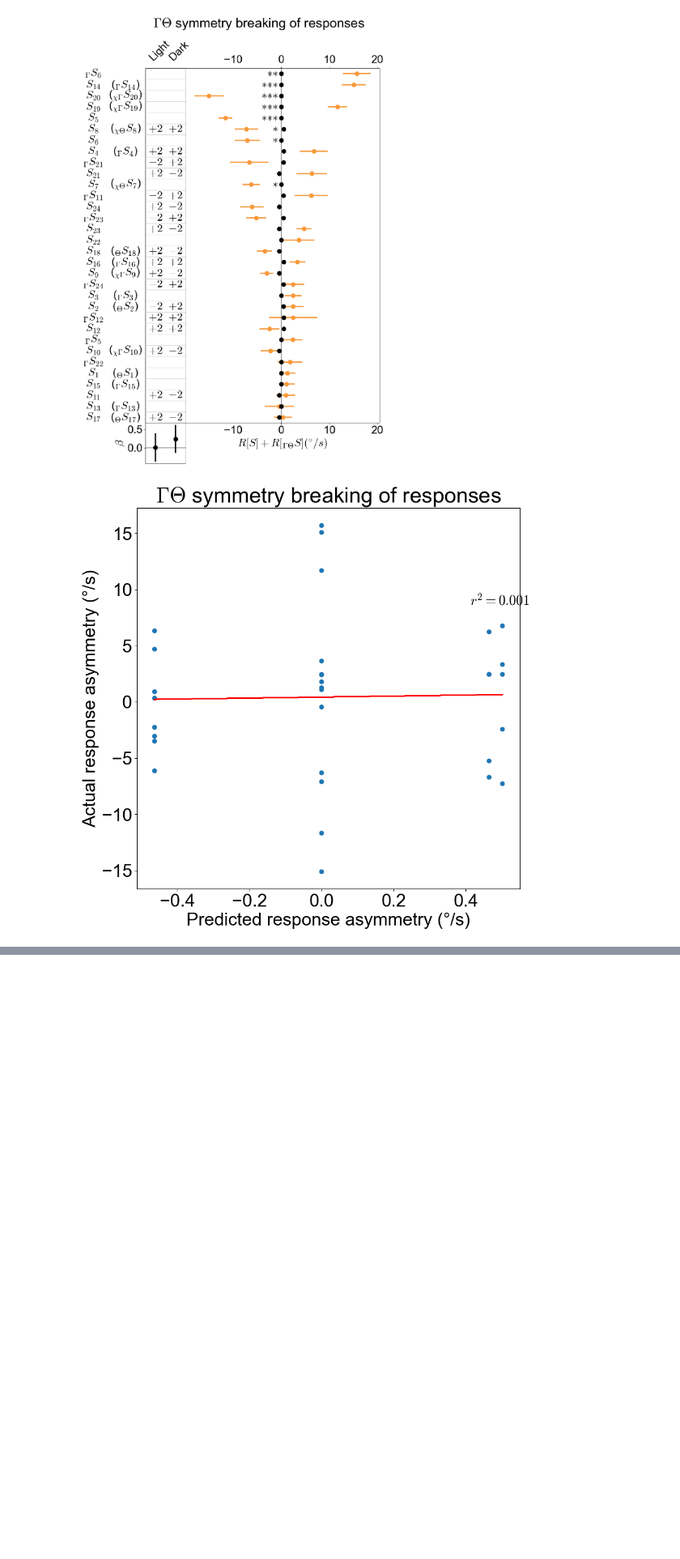
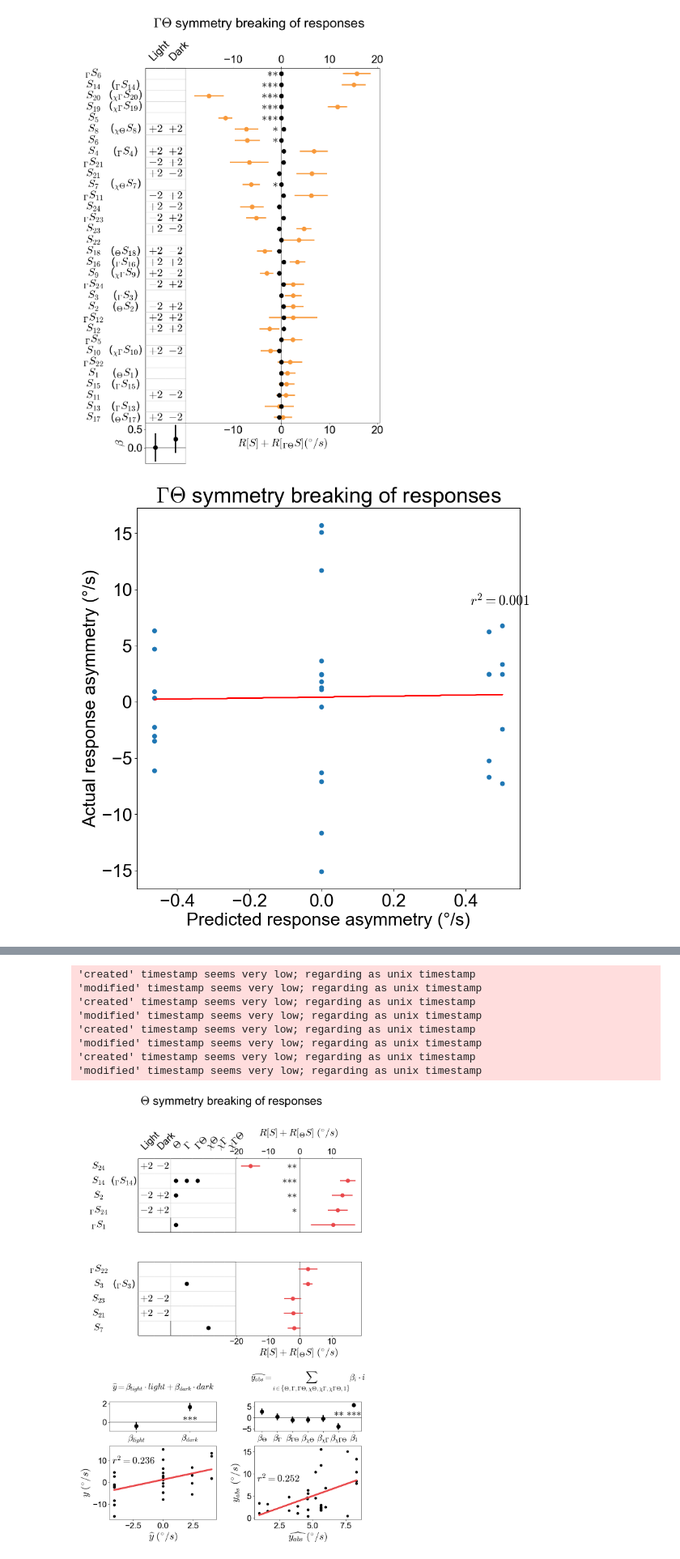
Before and after one commit to ClarkLabCode/TimeReversalSymmetry, a Jupyter notebook: figure_scripts/figure4.ipynb, the cells around one changed output, grey strips where cells are left out. Shown at 81% size. Cells and saved outputs as stored; diff of their text form; code cells hidden in the pictures; blank space fills up the shorter version.

```diff
--- a/figure_scripts/figure4.ipynb
+++ b/figure_scripts/figure4.ipynb
@@ -1416,6 +1417,6 @@ build_summary_plot(t_flips_df, t_flip_ols_results_edges, t_flip_ols_results_symm
 # %%
 #https://stackoverflow.com/questions/57168268/matplotlib-table-y-axis-alignment-to-chart
-def build_summary_plot(full_flips_df, edges_ols_results, symmetries_ols_results, title, save_name = None, color = "r"):
+def build_summary_plot_2(full_flips_df, edges_ols_results, symmetries_ols_results, title, save_name = None, color = "r"):
     plt.rcParams.update({'font.size': 26})
 
 
@@ -1447,30 +1448,28 @@ def build_summary_plot(full_flips_df, edges_ols_results, symmetries_ols_results,
 
     table_width = 1
     extra_factor = 0.75
+    buffer = 0.15
 
-    fig = plt.figure(figsize = (12, 20))
+    fig = plt.figure(figsize = (12, 18))
     ax_dict = fig.subplot_mosaic(
         """
-        ......AA
-        ........
-        ......BB
-        ........
-        .......C
-        DDDDD..C
-        ........
-        .......E
-        FFFFF..E
+        .......AA
+        .........
+        .......BB
+        .........
+        DDDDDD..F
+        .........
+        CCCCCC..E
         """,
-        width_ratios = [table_width*extra_factor* 0.2]* 6 + [0.2, 0.8],
+        width_ratios = [(table_width - buffer)*(1/6)]* 6 + [buffer, buffer, 1 - buffer],
         height_ratios= [1,
                         0.4,
                         1,
-                        0.7,
+                        0.9,
                         0.4,
-                        0.6,
-                        0.7,
-                        0.4,
-                        0.6],
+                        0.2,
+                        1,
+        ]
     )
     ax_dict['B'].sharex(ax_dict['A'])
 
@@ -1658,7 +1657,7 @@ def build_summary_plot(full_flips_df, edges_ols_results, symmetries_ols_results,
             mean_type = 'mean_abs'
             ax_names = ['E', 'F']
             #ax_title =  '$\widehat{\\mid y \\mid}= \\beta_{' + '\Theta}+ \\beta_{' + '\Gamma}+ \\beta_{' + '\Gamma\Theta}+ \\beta_{' + '\chi\Theta}+\\beta_{' + '\chi\Gamma} + \\beta_{' + '\chi\Gamma\Theta} + b$\n'
-            ax_title =  '$\widehat{y_{abs}}= \sum^{i \in \{\Theta, \Gamma, \Gamma\Theta, \chi\Theta, \chi\Gamma, \chi\Gamma\Theta, 1\}}\\beta_i \cdot i$\n'
+            ax_title =  '$\widehat{y_{abs}}= \sum_{i \in \{\Theta, \Gamma, \Gamma\Theta, \chi\Theta, \chi\Gamma, \chi\Gamma\Theta, 1\}}\\beta_i \cdot i$\n'
             x_label = '$\widehat{y_{abs}}$ $(^{\circ}/s)$'
             y_label = '$y_{abs}$ $(^{\circ}/s)$'
         elif mode == 'edges':
@@ -1725,3 +1724,15 @@ def build_summary_plot(full_flips_df, edges_ols_results, symmetries_ols_results,
         plt.savefig(save_name, bbox_inches = 'tight')
 
     plt.show()
+# %%
+build_summary_plot_2(t_flips_df, t_flip_ols_results_edges, t_flip_ols_results_symmetry, '$\Theta$ symmetry breaking of responses', save_name = save_filepath + 'fig4/summary_plot_t_flips_v2.pdf', color = "#E9484B")
+# %% [output]
+'created' timestamp seems very low; regarding as unix timestamp
+'modified' timestamp seems very low; regarding as unix timestamp
+'created' timestamp seems very low; regarding as unix timestamp
+'modified' timestamp seems very low; regarding as unix timestamp
+'created' timestamp seems very low; regarding as unix timestamp
+'modified' timestamp seems very low; regarding as unix timestamp
+'created' timestamp seems very low; regarding as unix timestamp
+'modified' timestamp seems very low; regarding as unix timestamp
+[figure, added]
```
Also changed, not shown: parts of 4 cells of this notebook, 10 other files.
